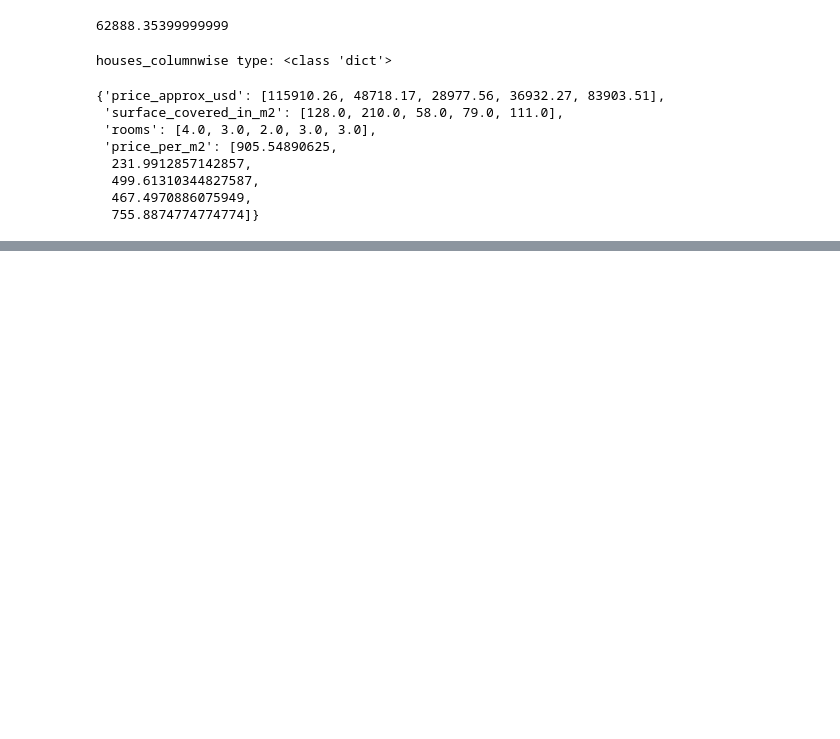
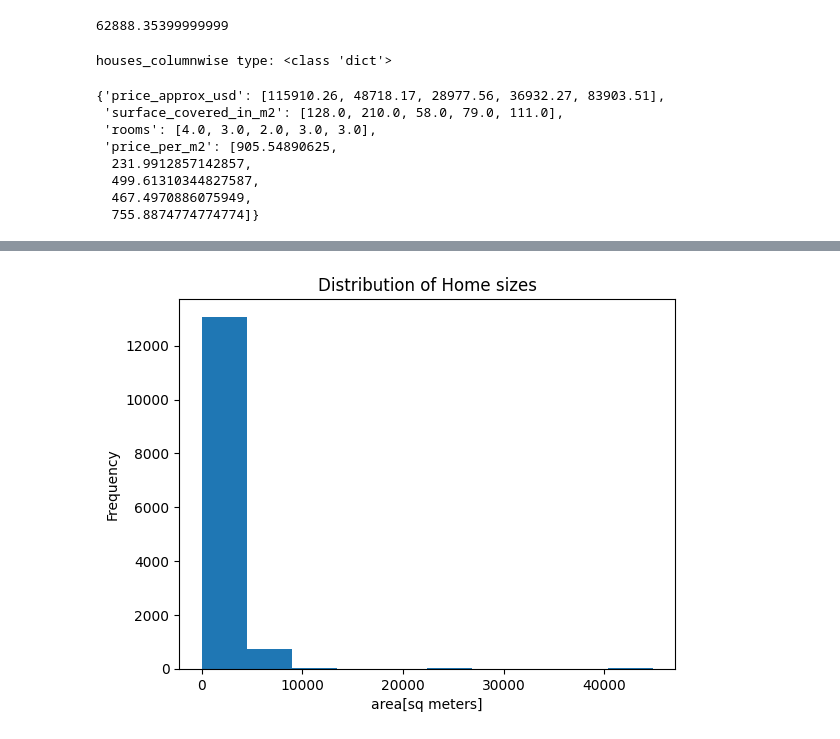
Before and after one commit to kassidy10/Developer, a Jupyter notebook: housing project/mexico.ipynb, the cells around one changed output, grey strips where cells are left out. Drawn from its saved outputs; the diff is of its cells as text; code cells hidden in the pictures; blank space fills up the shorter version.

```diff
--- a/housing project/mexico.ipynb
+++ b/housing project/mexico.ipynb
@@ -279,0 +692,2 @@ houses_columnwise type: <class 'dict'>
+# %%
+data = pd.concat([data_1,data_2,data_3])
@@ -279,0 +709,2 @@ houses_columnwise type: <class 'dict'>
+# %%
+data[['lat','lon']] = data['lat-lon'].str.split(',', expand = True)
@@ -279,0 +720,2 @@ houses_columnwise type: <class 'dict'>
+# %%
+data['state'] = data['place_with_parent_names'].str.split('|', expand=True)[2]
@@ -279,0 +731,2 @@ houses_columnwise type: <class 'dict'>
+# %%
+data.drop(columns=['lat-lon','place_with_parent_names'], inplace=True)
@@ -279,0 +799,7 @@ houses_columnwise type: <class 'dict'>
+# %%
+plt.hist(data['price_usd_per_m2'])
+plt.xlabel('area[sq meters]')
+plt.ylabel('Frequency')
+plt.title('Distribution of Home sizes');
+# %% [output]
+[figure, added]
```
Also changed, not shown: parts of 53 cells of this notebook, 38 other files.
